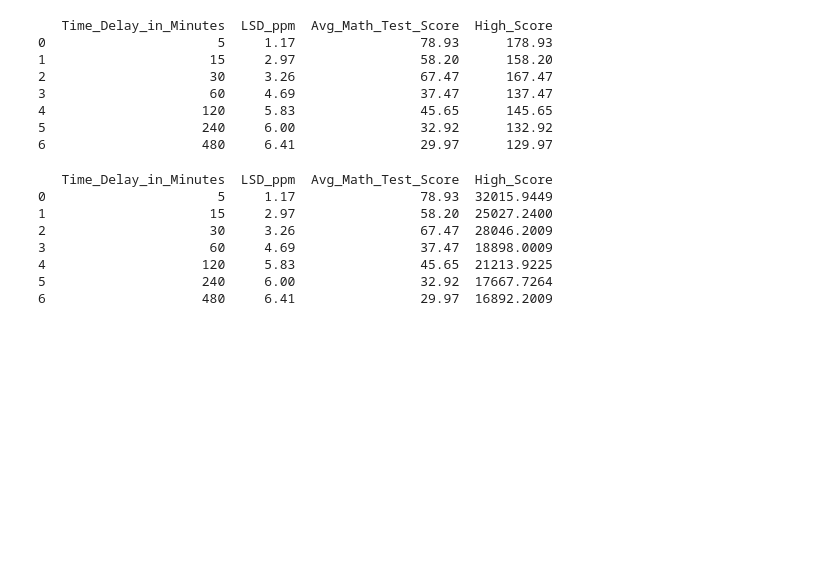
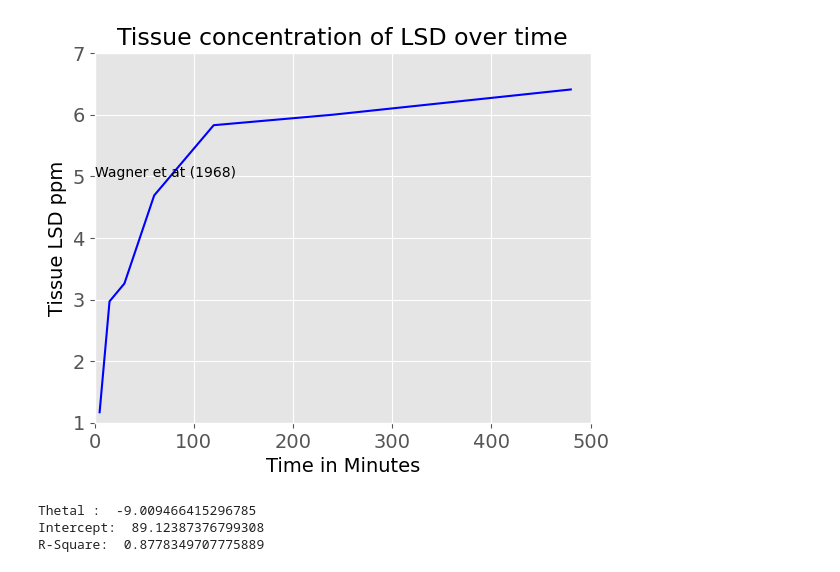
Before and after one commit to fuad7161/ML, a Jupyter notebook: Course_learn/02 Python intro.ipynb, the cells around one changed output. Saved outputs shown, nothing was run; the diff lists cells and outputs as text; code cells hidden in the pictures; blank space fills up the shorter version.

```diff
--- a/Course_learn/02 Python intro.ipynb
+++ b/Course_learn/02 Python intro.ipynb
@@ -57,2 +7,2 @@ print(data)
 # %%
-data['High_Score'] = 100
+data
@@ -59,25 +18,31 @@ data['High_Score'] = 100
-# %%
-data['High_Score'] = data['High_Score'] + data['Avg_Math_Test_Score']
-# %%
-print(data)
-# %% [output]
-   Time_Delay_in_Minutes  LSD_ppm  Avg_Math_Test_Score  High_Score
-0                      5     1.17                78.93      178.93
-1                     15     2.97                58.20      158.20
-2                     30     3.26                67.47      167.47
-3                     60     4.69                37.47      137.47
-4                    120     5.83                45.65      145.65
-5                    240     6.00                32.92      132.92
-6                    480     6.41                29.97      129.97
-# %%
-data['High_Score'] = data['High_Score']*data['High_Score']
-print(data)
-# %% [output]
-   Time_Delay_in_Minutes  LSD_ppm  Avg_Math_Test_Score  High_Score
-0                      5     1.17                78.93  32015.9449
-1                     15     2.97                58.20  25027.2400
-2                     30     3.26                67.47  28046.2009
-3                     60     4.69                37.47  18898.0009
-4                    120     5.83                45.65  21213.9225
-5                    240     6.00                32.92  17667.7264
-6                    480     6.41                29.97  16892.2009
+# %%
+time = data['Time_Delay_in_Minutes']
+LSD = data[['LSD_ppm']]
+score = data[['Avg_Math_Test_Score']]
+# %%
+%matplotlib inline
+plt.title('Tissue concentration of LSD over time', fontsize=17)
+plt.xlabel('Time in Minutes', fontsize=14)
+plt.ylabel('Tissue LSD ppm', fontsize=14)
+plt.text(x = 0,y = 5,s = 'Wagner et at (1968)')
+plt.xticks(fontsize = 14)
+plt.yticks(fontsize = 14)
+plt.style.use('ggplot')
+
+plt.ylim(1,7)
+plt.xlim(0,500)
+plt.plot(time,LSD,color='b')
+plt.show()
+# %% [output]
+[figure, added]
+# %%
+regr = LinearRegression()
+regr.fit(LSD , score)
+print('Thetal : ',regr.coef_[0][0])
+print('Intercept: ',regr.intercept_[0])
+print('R-Square: ',regr.score(LSD , score))
+predicted_score = regr.predict(LSD)
+# %% [output]
+Thetal :  -9.009466415296785
+Intercept:  89.12387376799308
+R-Square:  0.8778349707775889
```
Also changed, not shown: parts of 12 cells of this notebook, 3 other files.
